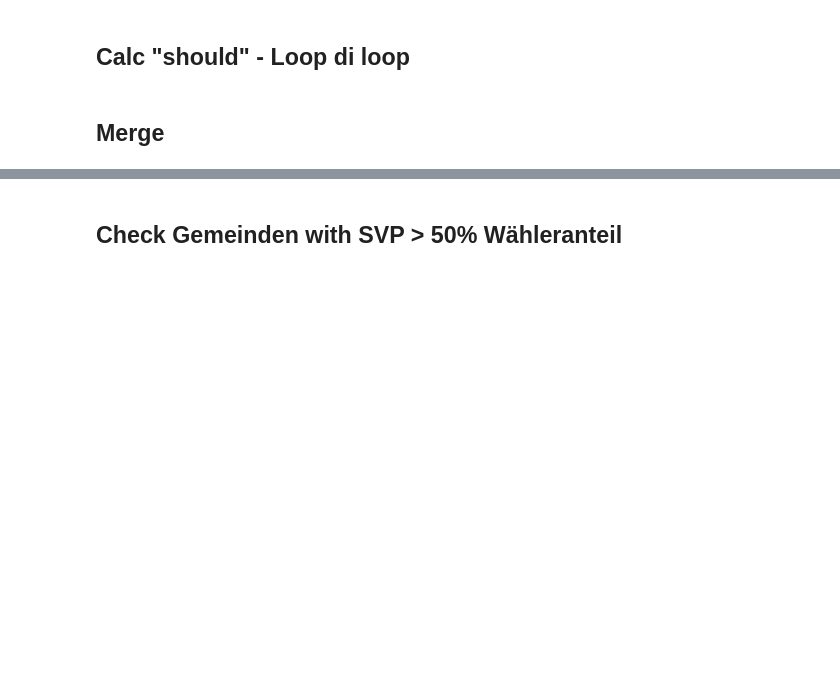
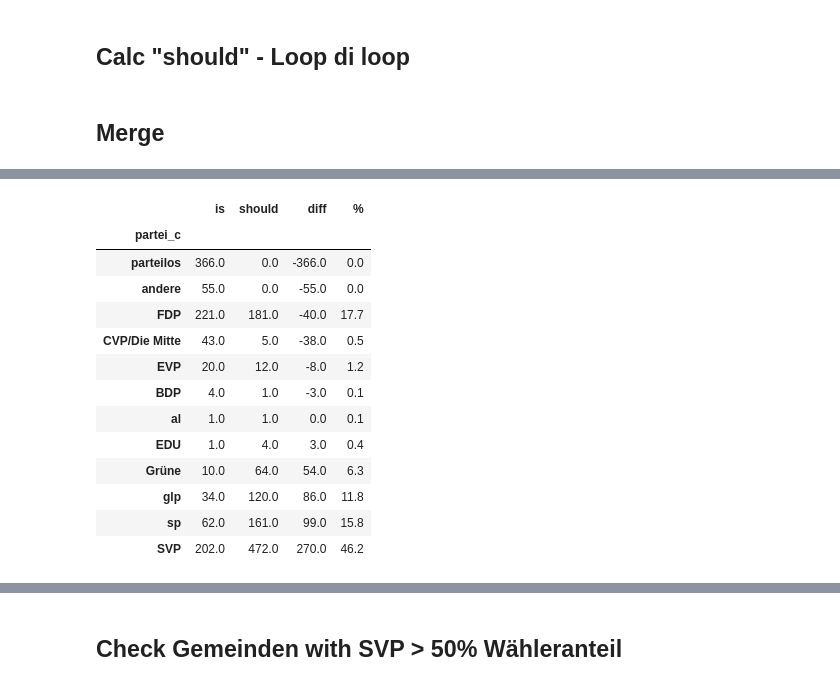
Before and after one commit to simonhuwiler/zh_gemeinderaete, a Jupyter notebook: python/2021_seats_should.ipynb, the cells around one changed output, grey strips where cells are left out. Saved outputs shown, nothing was run; the diff lists cells and outputs as text; code cells hidden in the pictures; blank space fills up the shorter version.

```diff
--- a/python/2021_seats_should.ipynb
+++ b/python/2021_seats_should.ipynb
@@ -117,3 +110,22 @@ df_joined
+# %%
+df_pr = df_joined.copy()
+df_pr['%'] = round(100 / df_pr['should'].sum() * df_pr['should'], 1)
+df_pr
+# %% [output]
+|  | is | should | diff | % |
+| partei_c |  |  |  |  |
+| parteilos | 366.0 | 0.0 | -366.0 | 0.0 |
+| andere | 55.0 | 0.0 | -55.0 | 0.0 |
+| FDP | 221.0 | 181.0 | -40.0 | 17.7 |
+| CVP/Die Mitte | 43.0 | 5.0 | -38.0 | 0.5 |
+| EVP | 20.0 | 12.0 | -8.0 | 1.2 |
+| BDP | 4.0 | 1.0 | -3.0 | 0.1 |
+| al | 1.0 | 1.0 | 0.0 | 0.1 |
+| EDU | 1.0 | 4.0 | 3.0 | 0.4 |
+| Grüne | 10.0 | 64.0 | 54.0 | 6.3 |
+| glp | 34.0 | 120.0 | 86.0 | 11.8 |
+| sp | 62.0 | 161.0 | 99.0 | 15.8 |
+| SVP | 202.0 | 472.0 | 270.0 | 46.2 |
 # %%
 df_joined['diff'].plot.bar(figsize=(10, 8))
 # %% [output]
```
Also changed, not shown: parts of 8 cells of this notebook, 9 other files.
